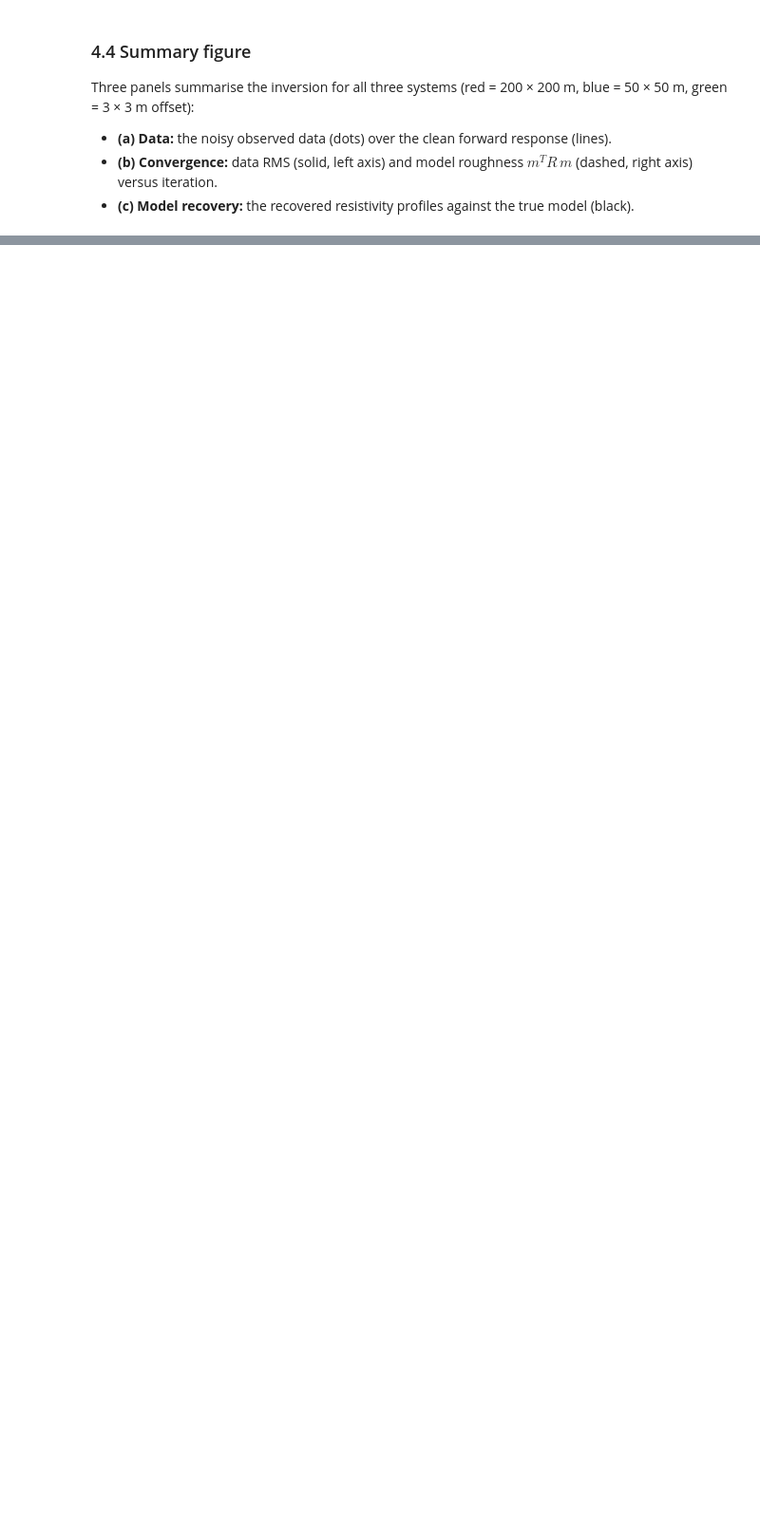
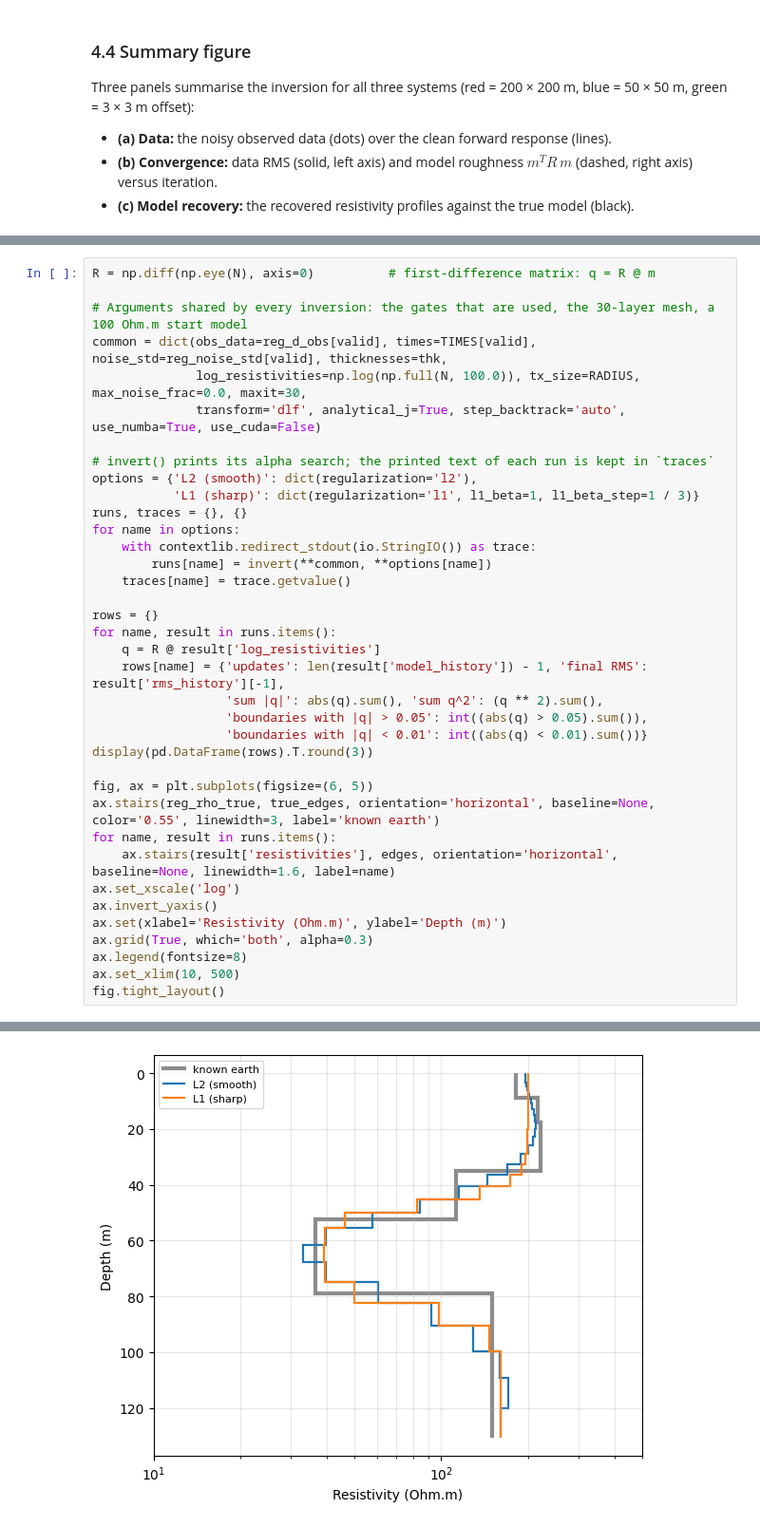
Before and after one commit to pmc93/PyTEM, a Jupyter notebook: notebooks/4. pytem_inv.ipynb, the cells around one changed output, grey strips where cells are left out. Shown at 95% size. Drawn from its saved outputs; the diff is of its cells as text; blank space fills up the shorter version.

```diff
--- a/notebooks/4. pytem_inv.ipynb
+++ b/notebooks/4. pytem_inv.ipynb
@@ -512,0 +690,38 @@ plt.show()
+# %%
+R = np.diff(np.eye(N), axis=0)          # first-difference matrix: q = R @ m
+
+# Arguments shared by every inversion: the gates that are used, the 30-layer mesh, a 100 Ohm.m start model
+common = dict(obs_data=reg_d_obs[valid], times=TIMES[valid], noise_std=reg_noise_std[valid], thicknesses=thk,
+              log_resistivities=np.log(np.full(N, 100.0)), tx_size=RADIUS, max_noise_frac=0.0, maxit=30,
+              transform='dlf', analytical_j=True, step_backtrack='auto', use_numba=True, use_cuda=False)
+
+# invert() prints its alpha search; the printed text of each run is kept in `traces`
+options = {'L2 (smooth)': dict(regularization='l2'),
+           'L1 (sharp)': dict(regularization='l1', l1_beta=1, l1_beta_step=1 / 3)}
+runs, traces = {}, {}
+for name in options:
+    with contextlib.redirect_stdout(io.StringIO()) as trace:
+        runs[name] = invert(**common, **options[name])
+    traces[name] = trace.getvalue()
+
+rows = {}
+for name, result in runs.items():
+    q = R @ result['log_resistivities']
+    rows[name] = {'updates': len(result['model_history']) - 1, 'final RMS': result['rms_history'][-1],
+                  'sum |q|': abs(q).sum(), 'sum q^2': (q ** 2).sum(),
+                  'boundaries with |q| > 0.05': int((abs(q) > 0.05).sum()),
+                  'boundaries with |q| < 0.01': int((abs(q) < 0.01).sum())}
+display(pd.DataFrame(rows).T.round(3))
+
+fig, ax = plt.subplots(figsize=(6, 5))
+ax.stairs(reg_rho_true, true_edges, orientation='horizontal', baseline=None, color='0.55', linewidth=3, label='known earth')
+for name, result in runs.items():
+    ax.stairs(result['resistivities'], edges, orientation='horizontal', baseline=None, linewidth=1.6, label=name)
+ax.set_xscale('log')
+ax.invert_yaxis()
+ax.set(xlabel='Resistivity (Ohm.m)', ylabel='Depth (m)')
+ax.grid(True, which='both', alpha=0.3)
+ax.legend(fontsize=8)
+ax.set_xlim(10, 500)
+fig.tight_layout()
+# %% [output]
@@ -512,0 +731 @@ plt.show()
+[figure, added]
```
Also changed, not shown: parts of 16 cells of this notebook, 16 other files.
